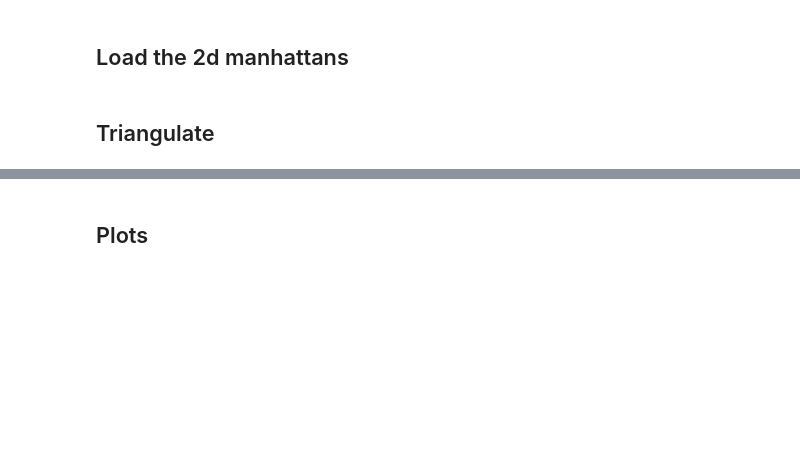
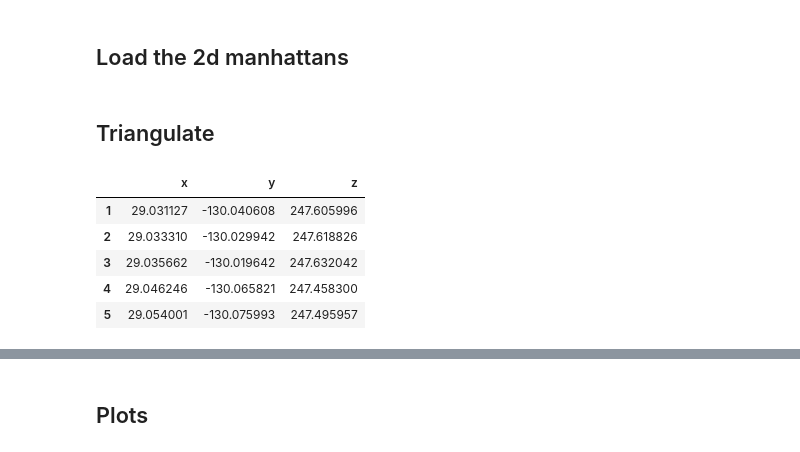
Before and after one commit to bolirev/toolbox-tracking, a Jupyter notebook: tutorials/notebooks/Manhattan_reconstruction.ipynb, the cells around one changed output, grey strips where cells are left out. Saved outputs shown, nothing was run; the diff lists cells and outputs as text; code cells hidden in the pictures; blank space fills up the shorter version.

```diff
--- a/tutorials/notebooks/Manhattan_reconstruction.ipynb
+++ b/tutorials/notebooks/Manhattan_reconstruction.ipynb
@@ -51,6 +53,14 @@ pts_cam=np.array(pts_cam)
 # %% [markdown]
 ## Triangulate
 # %%
-pts_3d = triangulate_multiview(cameras_calib, pts_cam)
+pts_3d = triangulate_ncam_pairwise(cameras_calib, pts_cam)
 pts_3d = pd.DataFrame(data=pts_3d, columns = ['x','y','z'], index=manhattans.index)
 pts_3d = pts_3d.dropna()
+pts_3d.head()
+# %% [output]
+|  | x | y | z |
+| 1 | 29.031127 | -130.040608 | 247.605996 |
+| 2 | 29.033310 | -130.029942 | 247.618826 |
+| 3 | 29.035662 | -130.019642 | 247.632042 |
+| 4 | 29.046246 | -130.065821 | 247.458300 |
+| 5 | 29.054001 | -130.075993 | 247.495957 |
```
Also changed, not shown: parts of 6 cells of this notebook, 6 other files.
